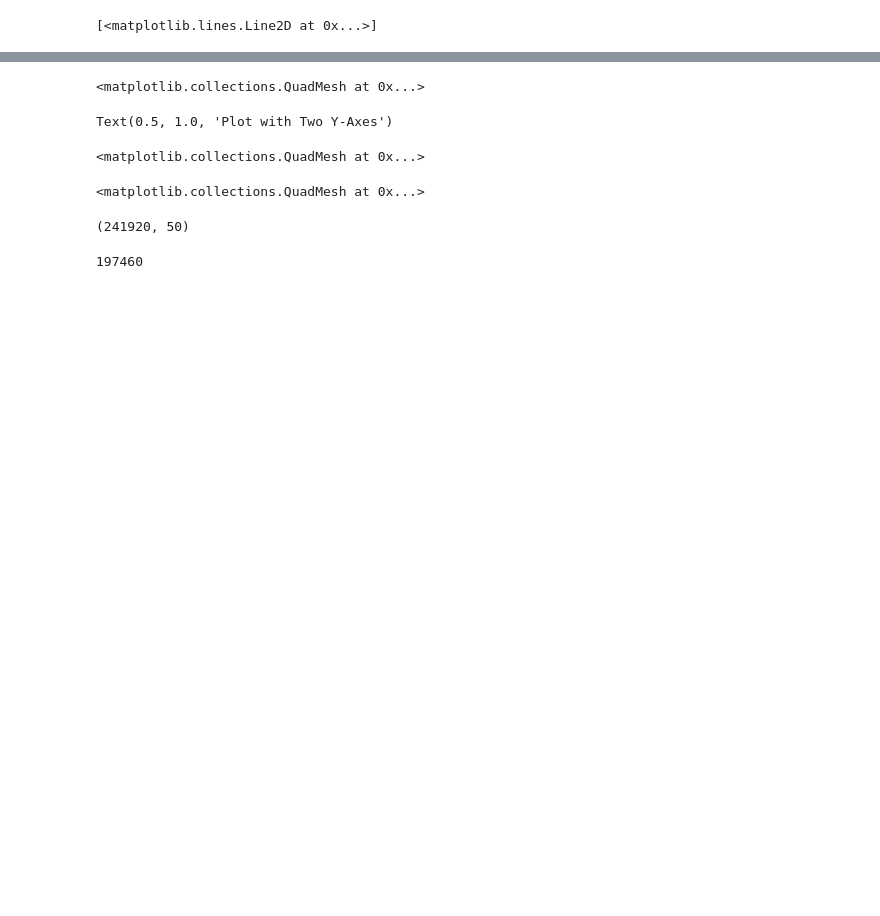
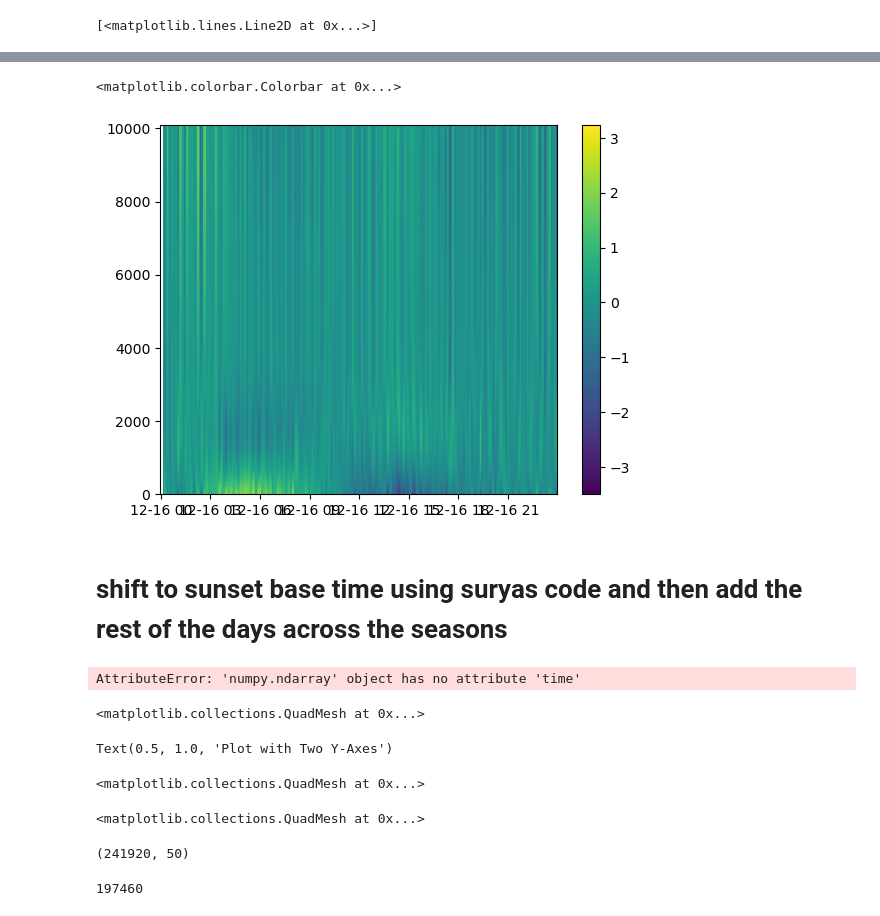
Before and after one commit to subham-banerjee54/atmopheric-analysis-codes, a Jupyter notebook: code/flux_calc.ipynb, the cells around one changed output, grey strips where cells are left out. Saved outputs shown, nothing was run; the diff lists cells and outputs as text; code cells hidden in the pictures; blank space fills up the shorter version.

```diff
--- a/code/flux_calc.ipynb
+++ b/code/flux_calc.ipynb
@@ -900,0 +928,26 @@ len_h_Tc = len(h_agl_ar_Tc)
+# %%
+
+# List of dates as strings with time part
+date_strings = clear_days[0:10]
+
+# Convert to datetime objects and extract only the date part
+dates = pd.to_datetime(date_strings).normalize()
+
+# Convert to numpy.datetime64 for compatibility with the dataset time dimension
+dates_only = dates.values.astype('datetime64[D]')
+
+# Create a boolean mask where the dates in the dataset match the desired dates
+mask = np.isin(T_c['time'].dt.floor('D').values, dates_only)
+
+# Use the mask to select the data for the matching dates
+data_for_dates = T_c.isel(time=mask)
+# data_for_dates.plot()
+
+grouped_data = data_for_dates.groupby("time.dayofyear")
+net_data = np.zeros(grouped_data[354].shape)
+net_data.shape
+
+for label, group in grouped_data:
+
+    net_data = np.array(grouped_data[label].values) + net_data
+T_ens = net_data/(date_strings.shape)
@@ -901,3 +964,25 @@ len_h_Tc = len(h_agl_ar_Tc)
+# %%
+T1 = xr.DataArray(T_ens,coords={'time': grouped_data[350].time, 'h_agl':h_agl_ar_Tc},dims=('time', 'h_agl'))
+
+T5 = T1.rolling(time=10,center=True).mean()[::10]
+cooling_rate = xr.DataArray((np.zeros_like(T5)),coords={'time': T5.time, 'h_agl':h_agl_ar_Tc},dims=('time', 'h_agl'))
+
+
+for h in range(len_h_Tc):
+
+    cooling_rate[:,h] = (np.gradient(T5[:,h],300))*3600
+
+plt.pcolormesh(cooling_rate.time,cooling_rate.h_agl,cooling_rate.transpose())
+plt.colorbar()
+# %% [output]
+<matplotlib.colorbar.Colorbar at 0x...>
+[figure, added]
+# %% [markdown]
+# shift to sunset base time using suryas code and then add the rest of the days across the seasons
+# %%
+plt.pcolormesh(np.array(T_ens[0:2880].time),np.array(T_ens.h_agl),T_ens[:,:].transpose())
+# %% [output]
+AttributeError: 'numpy.ndarray' object has no attribute 'time'
 # %%
 %matplotlib qt
 T_c[:,0:50].transpose().plot()
```
Also changed, not shown: parts of 9 cells of this notebook.
